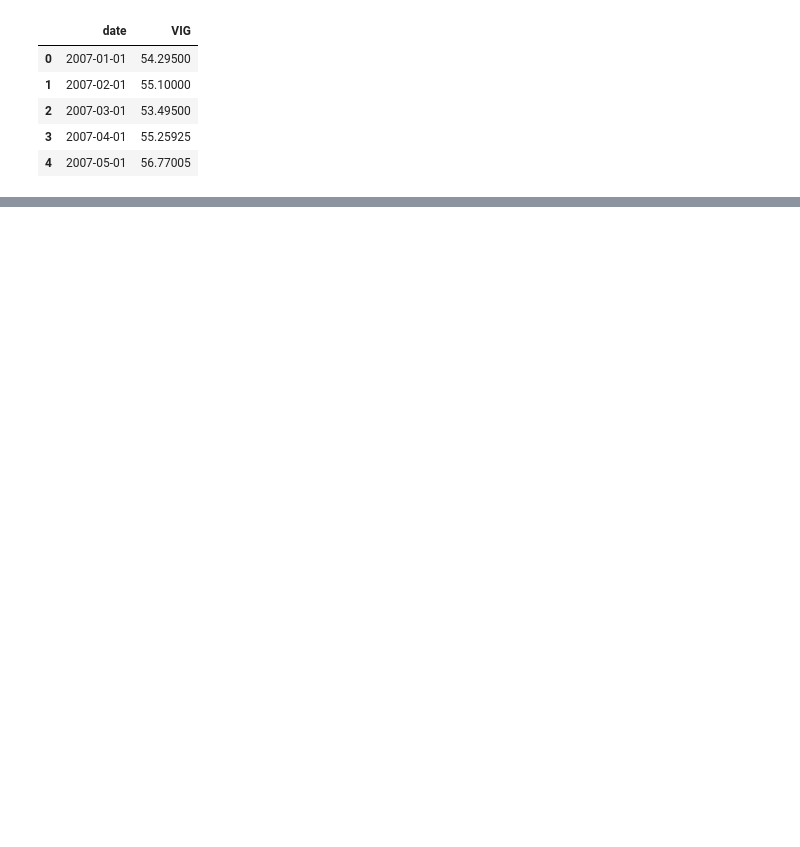
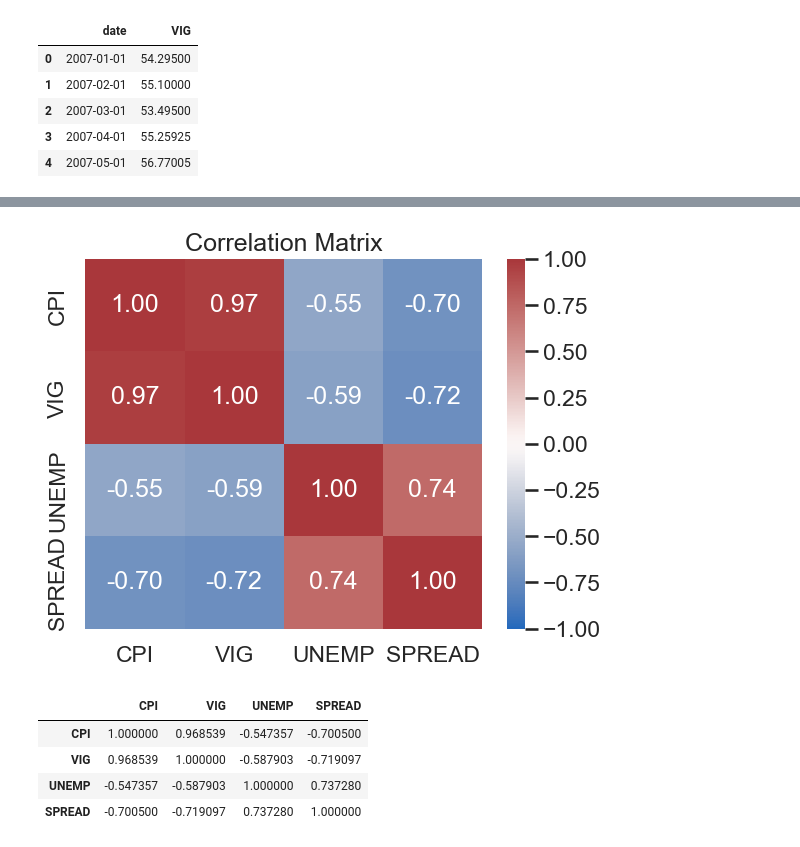
Before and after one commit to aarontang0904/bootcamp_aaron_tang, a Jupyter notebook: project/notebooks/project.ipynb, the cells around one changed output, grey strips where cells are left out. Cells and saved outputs as stored; diff of their text form; code cells hidden in the pictures; blank space fills up the shorter version.

```diff
--- a/project/notebooks/project.ipynb
+++ b/project/notebooks/project.ipynb
@@ -276,0 +361,13 @@ Saved ../data/raw/raw_site-project_table-data_20250828-153211.csv
+# %%
+corr = merged[['CPI', 'VIG', 'UNEMP', 'SPREAD']].corr(numeric_only=True)
+sns.heatmap(corr, annot=True, fmt='.2f', cmap='vlag', vmin=-1, vmax=1)
+plt.title('Correlation Matrix')
+plt.show()
+corr
+# %% [output]
+[figure, added]
+|  | CPI | VIG | UNEMP | SPREAD |
+| CPI | 1.000000 | 0.968539 | -0.547357 | -0.700500 |
+| VIG | 0.968539 | 1.000000 | -0.587903 | -0.719097 |
+| UNEMP | -0.547357 | -0.587903 | 1.000000 | 0.737280 |
+| SPREAD | -0.700500 | -0.719097 | 0.737280 | 1.000000 |
```
Also changed, not shown: parts of 32 cells of this notebook, 12 other files.
